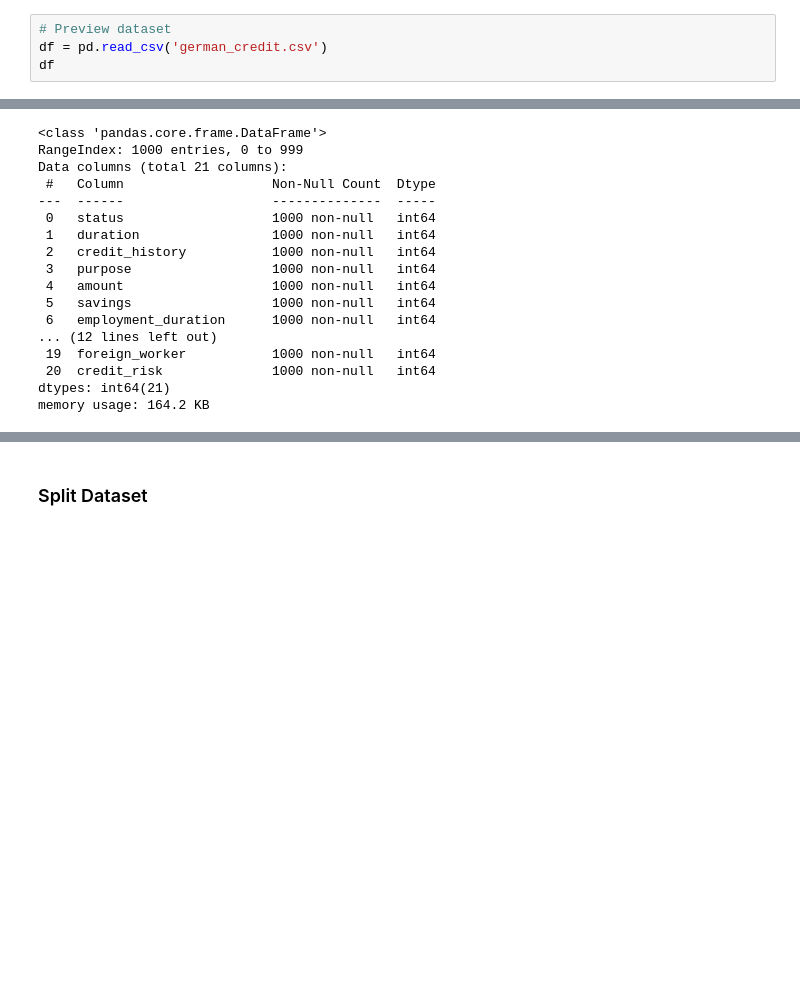
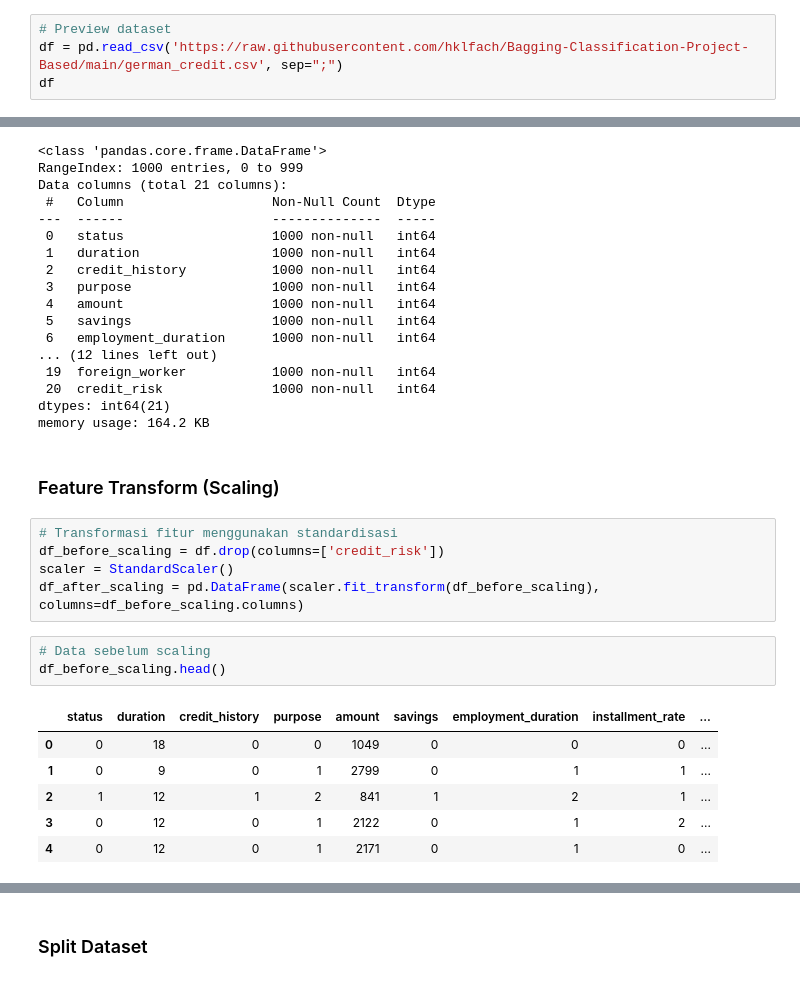
Before and after one commit to haikalfachri/bagging-classification-project-based, a Jupyter notebook: ML_ProjectBased.ipynb, the cells around one changed output, grey strips where cells are left out. Drawn from its saved outputs; the diff is of its cells as text; blank space fills up the shorter version.

```diff
--- a/ML_ProjectBased.ipynb
+++ b/ML_ProjectBased.ipynb
@@ -8,6 +17,6 @@ import pandas as pd
 # %%
 # Preview dataset
-df = pd.read_csv('german_credit.csv')
+df = pd.read_csv('https://raw.githubusercontent.com/hklfach/Bagging-Classification-Project-Based/main/german_credit.csv', sep=";")
 df
 # %% [output]
 |  | status | duration | credit_history | purpose | amount | savings | employment_duration | installment_rate | ... |
@@ -214,3 +223,20 @@ Data columns (total 21 columns):
  20  credit_risk              1000 non-null   int64
 dtypes: int64(21)
 memory usage: 164.2 KB
+# %% [markdown]
+### Feature Transform (Scaling)
+# %%
+# Transformasi fitur menggunakan standardisasi
+df_before_scaling = df.drop(columns=['credit_risk'])
+scaler = StandardScaler()
+df_after_scaling = pd.DataFrame(scaler.fit_transform(df_before_scaling), columns=df_before_scaling.columns)
+# %%
+# Data sebelum scaling
+df_before_scaling.head()
+# %% [output]
+|  | status | duration | credit_history | purpose | amount | savings | employment_duration | installment_rate | ... |
+| 0 | 0 | 18 | 0 | 0 | 1049 | 0 | 0 | 0 | ... |
+| 1 | 0 | 9 | 0 | 1 | 2799 | 0 | 1 | 1 | ... |
+| 2 | 1 | 12 | 1 | 2 | 841 | 1 | 2 | 1 | ... |
+| 3 | 0 | 12 | 0 | 1 | 2122 | 0 | 1 | 2 | ... |
+| 4 | 0 | 12 | 0 | 1 | 2171 | 0 | 1 | 0 | ... |
```
Also changed, not shown: parts of 15 cells of this notebook.
